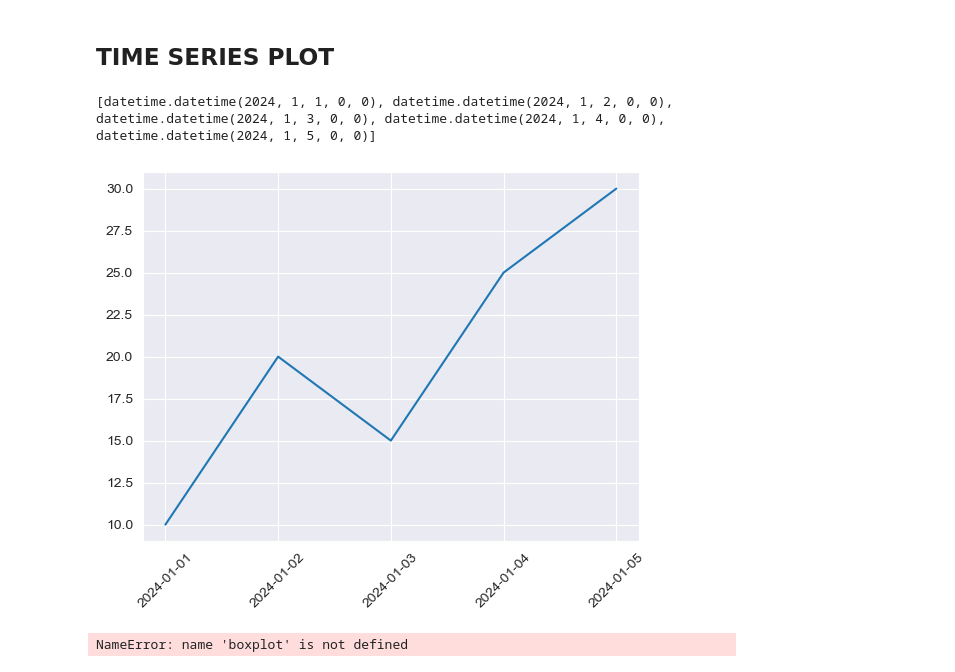
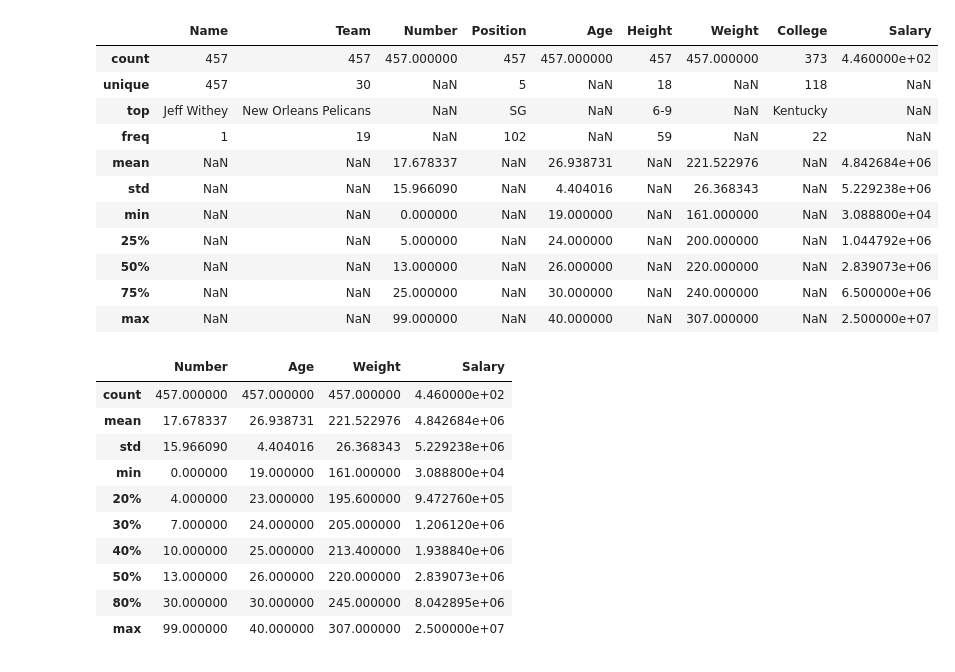
Before and after one commit to thansafathima/NumpyPanda, a Jupyter notebook: day3.ipynb, the cells around one changed output. Drawn from its saved outputs; the diff is of its cells as text; code cells hidden in the pictures.

```diff
--- a/day3.ipynb
+++ b/day3.ipynb
@@ -172,12 +170,0 @@ plt.show()
-# %% [markdown]
-## TIME SERIES PLOT
-# %%
-dates = [datetime.datetime(2024,1,i) for i in range(1,6)]
-values = [10,20,15,25,30]
-print(dates)
-plt.plot(dates, values)
-plt.xticks(dates,rotation=45)
-plt.show()
-# %% [output]
-[datetime.datetime(2024, 1, 1, 0, 0), datetime.datetime(2024, 1, 2, 0, 0), datetime.datetime(2024, 1, 3, 0, 0), datetime.datetime(2024, 1, 4, 0, 0), datetime.datetime(2024, 1, 5, 0, 0)]
-[figure, removed]
@@ -186,9 +171,29 @@ profit = [12,15,18,20,22,19,25,24,21,23,27,29,31,38,26,30,32,35,33,120]
-# %%
-# Create a boxplot for monthly profit
-profit = [12,15,18,20,22,19,25,24,21,23,27,29,31,38,26,30,32,35,33,120]
-sns=boxplot(x=profit)
-plt.title("Monthly Profit")
-plt.xlabel("profit")
-plt.show()
-# %% [output]
-NameError: name 'boxplot' is not defined
+# %%
+df.describe( include = 'all')
+# %% [output]
+|  | Name | Team | Number | Position | Age | Height | Weight | College | Salary |
+| count | 457 | 457 | 457.000000 | 457 | 457.000000 | 457 | 457.000000 | 373 | 4.460000e+02 |
+| unique | 457 | 30 | NaN | 5 | NaN | 18 | NaN | 118 | NaN |
+| top | Jeff Withey | New Orleans Pelicans | NaN | SG | NaN | 6-9 | NaN | Kentucky | NaN |
+| freq | 1 | 19 | NaN | 102 | NaN | 59 | NaN | 22 | NaN |
+| mean | NaN | NaN | 17.678337 | NaN | 26.938731 | NaN | 221.522976 | NaN | 4.842684e+06 |
+| std | NaN | NaN | 15.966090 | NaN | 4.404016 | NaN | 26.368343 | NaN | 5.229238e+06 |
+| min | NaN | NaN | 0.000000 | NaN | 19.000000 | NaN | 161.000000 | NaN | 3.088800e+04 |
+| 25% | NaN | NaN | 5.000000 | NaN | 24.000000 | NaN | 200.000000 | NaN | 1.044792e+06 |
+| 50% | NaN | NaN | 13.000000 | NaN | 26.000000 | NaN | 220.000000 | NaN | 2.839073e+06 |
+| 75% | NaN | NaN | 25.000000 | NaN | 30.000000 | NaN | 240.000000 | NaN | 6.500000e+06 |
+| max | NaN | NaN | 99.000000 | NaN | 40.000000 | NaN | 307.000000 | NaN | 2.500000e+07 |
+# %%
+df.describe(percentiles = (0.20,0.30,0.40,0.80))
+# %% [output]
+|  | Number | Age | Weight | Salary |
+| count | 457.000000 | 457.000000 | 457.000000 | 4.460000e+02 |
+| mean | 17.678337 | 26.938731 | 221.522976 | 4.842684e+06 |
+| std | 15.966090 | 4.404016 | 26.368343 | 5.229238e+06 |
+| min | 0.000000 | 19.000000 | 161.000000 | 3.088800e+04 |
+| 20% | 4.000000 | 23.000000 | 195.600000 | 9.472760e+05 |
+| 30% | 7.000000 | 24.000000 | 205.000000 | 1.206120e+06 |
+| 40% | 10.000000 | 25.000000 | 213.400000 | 1.938840e+06 |
+| 50% | 13.000000 | 26.000000 | 220.000000 | 2.839073e+06 |
+| 80% | 30.000000 | 30.000000 | 245.000000 | 8.042895e+06 |
+| max | 99.000000 | 40.000000 | 307.000000 | 2.500000e+07 |
```
Also changed, not shown: parts of 49 cells of this notebook.
